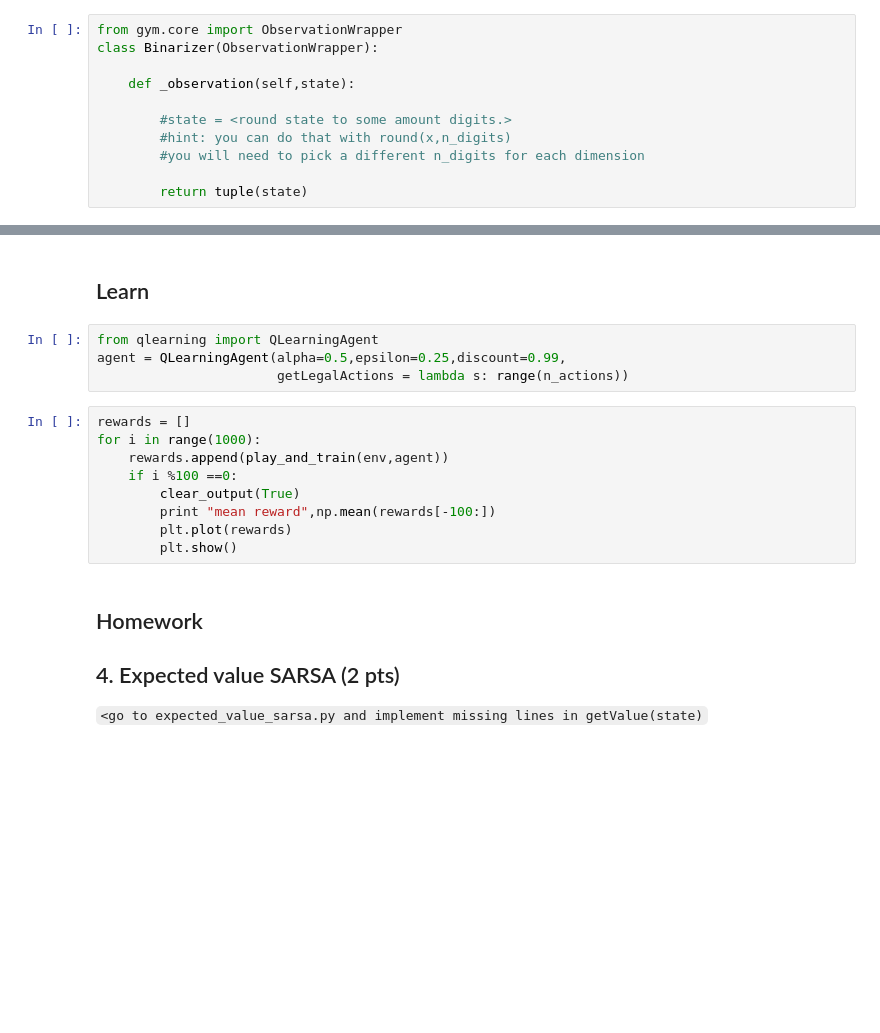
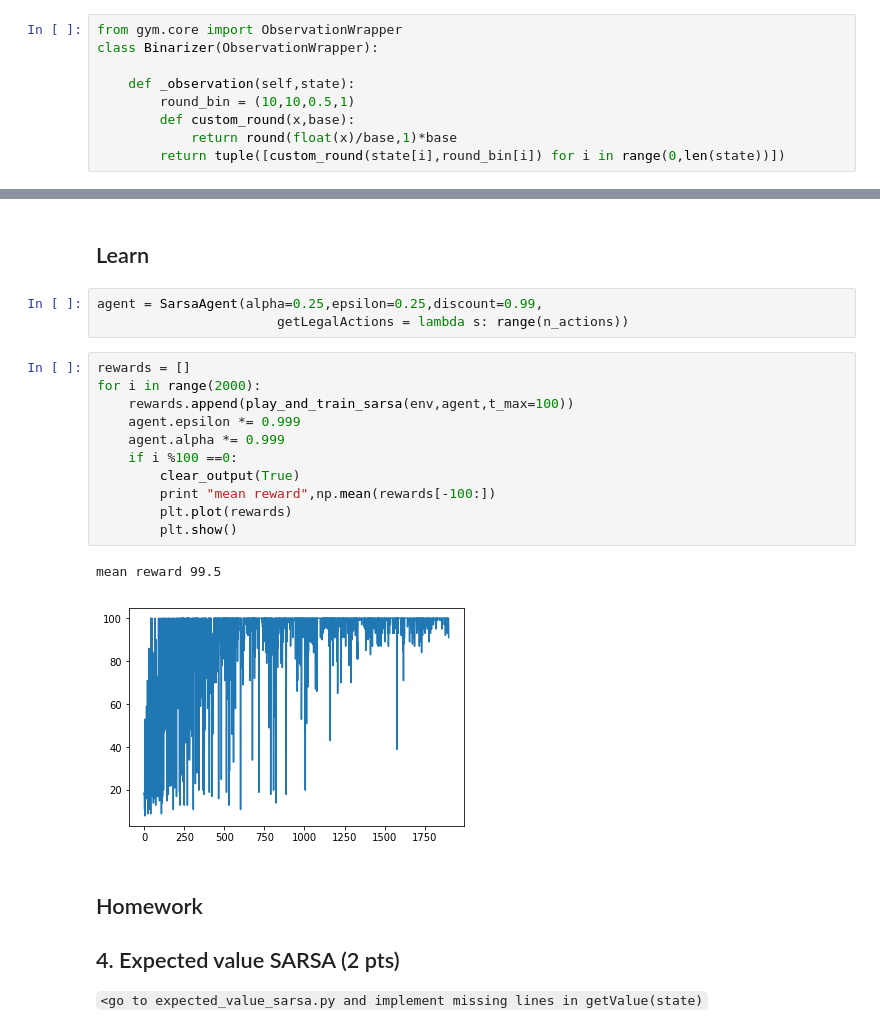
Before and after one commit to lpang36/ReinforcementLearning, a Jupyter notebook: week3/homework3.ipynb, the cells around one changed output, grey strips where cells are left out. Drawn from its saved outputs; the diff is of its cells as text; blank space fills up the shorter version.

```diff
--- a/week3/homework3.ipynb
+++ b/week3/homework3.ipynb
@@ -156,16 +165,14 @@ for obs_i in range(env.observation_space.shape[0]):
 # %% [markdown]
 ## Binarize environment
-# %%
-from gym.core import ObservationWrapper
-class Binarizer(ObservationWrapper):
-
-    def _observation(self,state):
-
-        #state = <round state to some amount digits.>
-        #hint: you can do that with round(x,n_digits)
-        #you will need to pick a different n_digits for each dimension
-
-        return tuple(state)
+# %%
+from gym.core import ObservationWrapper
+class Binarizer(ObservationWrapper):
+
+    def _observation(self,state):
+        round_bin = (10,10,0.5,1)
+        def custom_round(x,base):
+            return round(float(x)/base,1)*base
+        return tuple([custom_round(state[i],round_bin[i]) for i in range(0,len(state))])
 # %%
 env = Binarizer(gym.make("CartPole-v0"))
 # %%
@@ -187,18 +199,22 @@ for obs_i in range(env.observation_space.shape[0]):
 # %% [markdown]
 ## Learn
 # %%
-from qlearning import QLearningAgent
-agent = QLearningAgent(alpha=0.5,epsilon=0.25,discount=0.99,
+agent = SarsaAgent(alpha=0.25,epsilon=0.25,discount=0.99,
                        getLegalActions = lambda s: range(n_actions))
 # %%
 rewards = []
-for i in range(1000):
-    rewards.append(play_and_train(env,agent))
+for i in range(2000):
+    rewards.append(play_and_train_sarsa(env,agent,t_max=100))
+    agent.epsilon *= 0.999
+    agent.alpha *= 0.999
     if i %100 ==0:
         clear_output(True)
         print "mean reward",np.mean(rewards[-100:])
         plt.plot(rewards)
         plt.show()
+# %% [output]
+mean reward 99.5
+[figure, added]
 # %% [markdown]
 ## Homework
 
```
Also changed, not shown: parts of 3 cells of this notebook.
